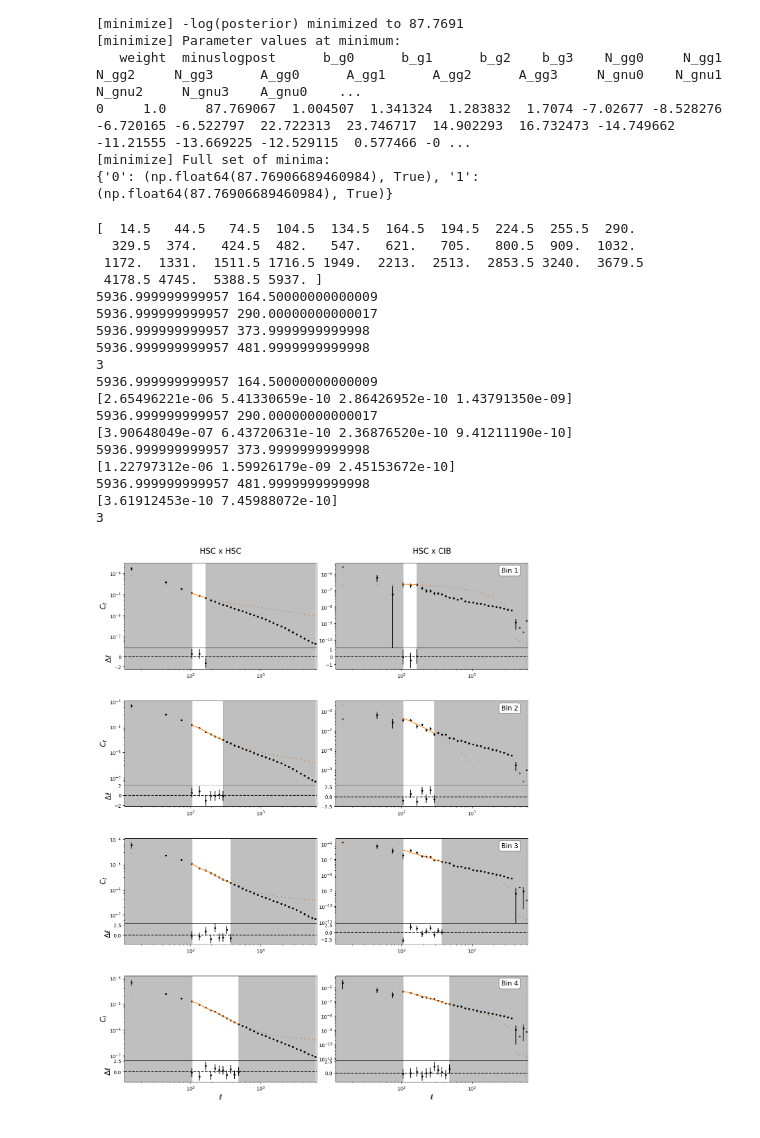
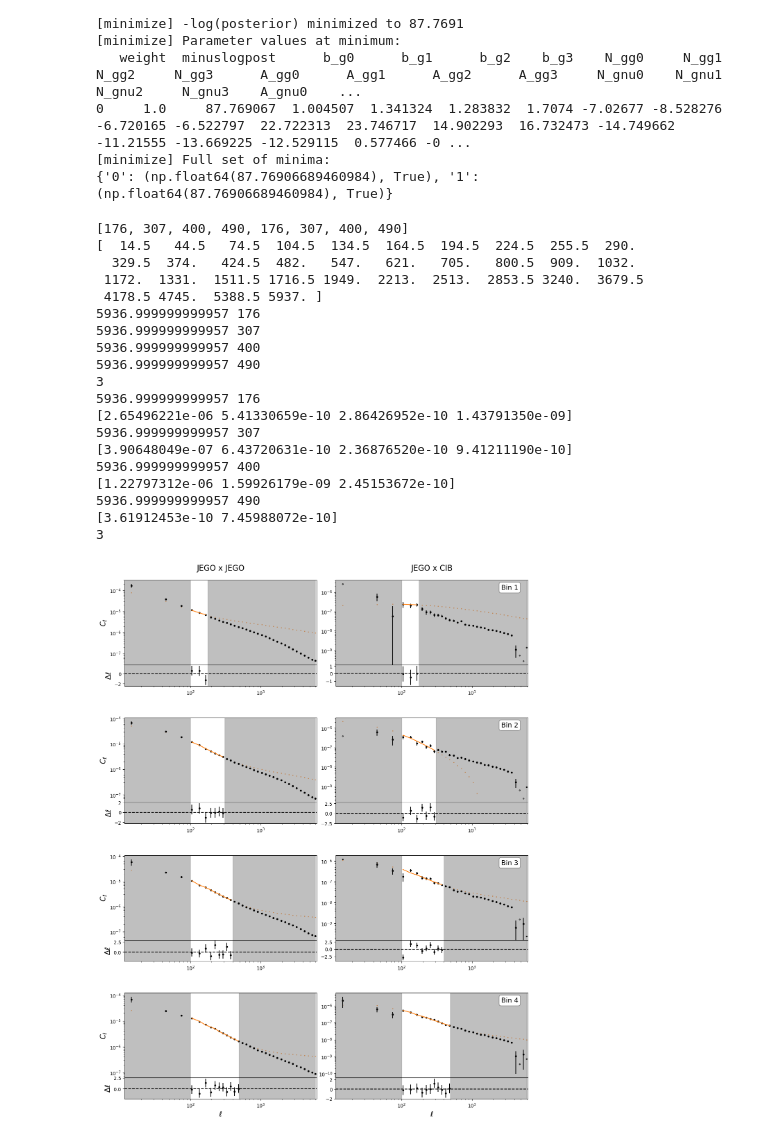
Before and after one commit to NattyDuzza/APEX, a Jupyter notebook: Examples/Example-Model-Fitting.ipynb, the cells around one changed output. Cells and saved outputs as stored; diff of their text form; code cells hidden in the pictures.

```diff
--- a/Examples/Example-Model-Fitting.ipynb
+++ b/Examples/Example-Model-Fitting.ipynb
@@ -183,6 +201,9 @@ sampler = mcmc.minimize_run()
 [minimize] Full set of minima:
 {'0': (np.float64(87.76906689460984), True), '1': (np.float64(87.76906689460984), True)}
 # %%
+cut_pos = [mmodel.get_ell_max(tc) for tc in tracer_combos]
+print(cut_pos)
+
 modelled = mmodel.get_modelled_data(
     b_gs=np.array([1.004507, 1.341324, 1.283832, 1.7074]),
     N_ggs=np.array([-7.02677, -8.528276, -6.720165, -6.522797]),
@@ -190,45 +211,48 @@ modelled = mmodel.get_modelled_data(
     N_gnus=np.array([-14.749662, -11.21555, -13.669225, -12.529115]),
     A_gnus=np.array([0.577466, -0.058384, 0.787226, 1.023365]),
     bpsfrs=np.array([0.000116, 0.036482, 0.040232, 0.055912]),
-    full_ells=True
+    full_ells=True,
+    beam_window=False
 )
 
 measured_data = s.get_c_ells(tracer_combos)
 
 errors = s.get_errors(tracer_combos)
 
 print(measured_data[0][0])
 
 plotter = ap.Plots(s)
 
 plotter.create_grid_plot(
-    subplot_titles=['HSC x HSC', 'HSC x CIB'],
+    subplot_titles=['JEGO x JEGO', 'JEGO x CIB'],
     subplot_tracer_combos=tracer_combos,
     measured_data=measured_data,
     measured_data_err=errors,
     modelled_data=modelled,
     cut_positions=[None, None],
     residuals=True,
     full_ells=True,
-    variable_cuts=True
+    variable_cuts=True,
+    cut_pos = cut_pos
 )
 # %% [output]
+[176, 307, 400, 490, 176, 307, 400, 490]
 [  14.5   44.5   74.5  104.5  134.5  164.5  194.5  224.5  255.5  290.
   329.5  374.   424.5  482.   547.   621.   705.   800.5  909.  1032.
  1172.  1331.  1511.5 1716.5 1949.  2213.  2513.  2853.5 3240.  3679.5
  4178.5 4745.  5388.5 5937. ]
-5936.999999999957 164.50000000000009
-5936.999999999957 290.00000000000017
-5936.999999999957 373.9999999999998
-5936.999999999957 481.9999999999998
+5936.999999999957 176
+5936.999999999957 307
+5936.999999999957 400
+5936.999999999957 490
 3
-5936.999999999957 164.50000000000009
+5936.999999999957 176
 [2.65496221e-06 5.41330659e-10 2.86426952e-10 1.43791350e-09]
-5936.999999999957 290.00000000000017
+5936.999999999957 307
 [3.90648049e-07 6.43720631e-10 2.36876520e-10 9.41211190e-10]
-5936.999999999957 373.9999999999998
+5936.999999999957 400
 [1.22797312e-06 1.59926179e-09 2.45153672e-10]
-5936.999999999957 481.9999999999998
+5936.999999999957 490
 [3.61912453e-10 7.45988072e-10]
 3
-[figure, old version]
+[figure, new version]
```
Also changed, not shown: parts of 3 cells of this notebook, 6 other files.
